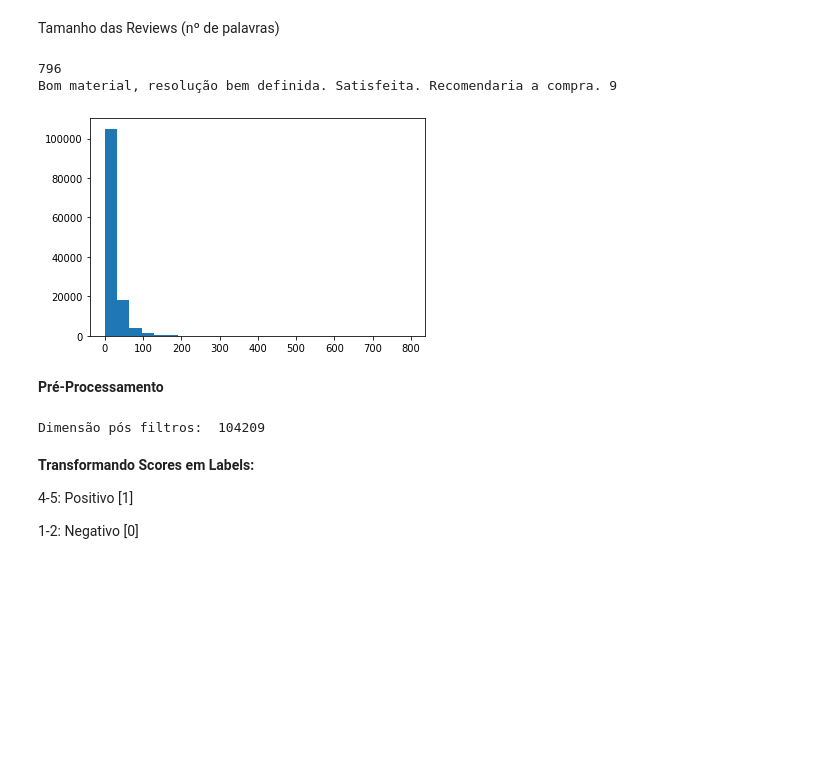
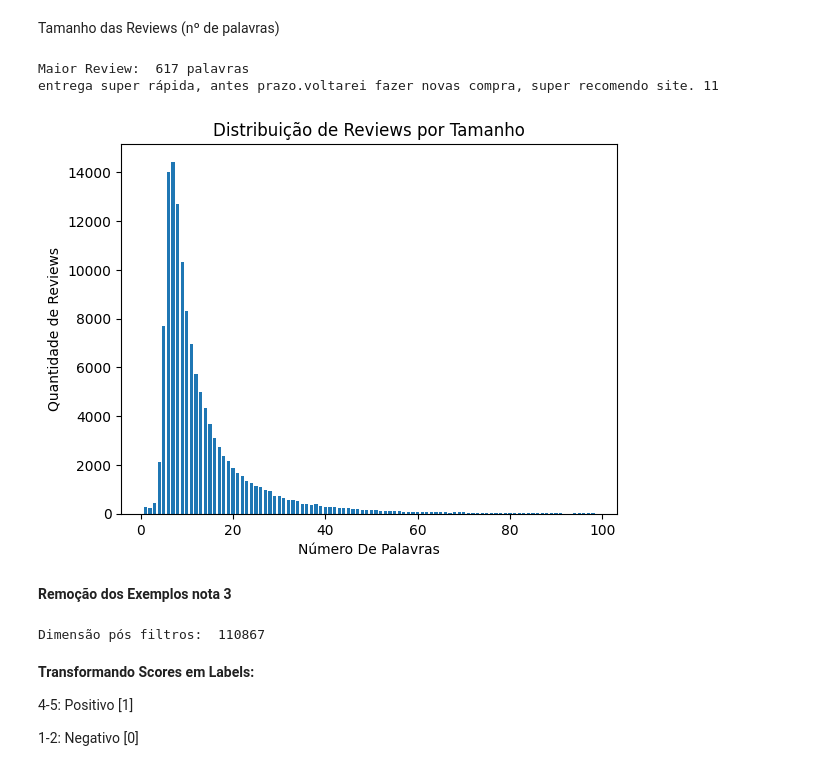
Before and after one commit to DebeckGZN/review_classification, a Jupyter notebook: B2W_review_classification.ipynb, the cells around one changed output. Drawn from its saved outputs; the diff is of its cells as text; code cells hidden in the pictures; blank space fills up the shorter version.

```diff
--- a/B2W_review_classification.ipynb
+++ b/B2W_review_classification.ipynb
@@ -17,0 +7,5 @@ print(headers)
+# %%
+import pandas as pd
+
+df_raw = pd.read_csv("B2W-Reviews01.csv", low_memory=False)
+df_raw.columns
@@ -19,0 +21,8 @@ Selecionando apenas as Colunas de Interesse (Texto da Review e Nota)
+# %%
+df = df_raw[['review_text','overall_rating']]
+## adequando formato
+df['review_text'].astype(str)
+df['overall_rating'].astype(int)
+
+print('Dimensão original: ', len(df))
+df.sample(10)
@@ -19,0 +54,11 @@ Selecionando apenas as Colunas de Interesse (Texto da Review e Nota)
+# %%
+from nltk.corpus import stopwords
+
+sw = stopwords.words('portuguese')
+
+#exemplos incompletos
+df = df.dropna()
+#lowercase
+df['review_text'] = df['review_text'].str.lower()
+#removendo stopwords
+df['review_text'] = df['review_text'].apply(lambda words: ' '.join(word for word in words.split() if word not in sw))
@@ -56,37 +104,47 @@ Tamanho das Reviews (nº de palavras)
 # %%
 review_len = []
 
 for rv in raw_reviews:
     split_rv = rv.split(' ')
     review_size = len(split_rv)
     review_len.append(review_size)
 
 max_len = 0
 for i in review_len:
   if i > max_len:
     max_len = i
 
-print(max_len)
+print("Maior Review: ",max_len, "palavras")
 idx = randrange(raw_data_size)
 print(raw_reviews[idx], review_len[idx])
 
 x = review_len
-plt.hist(x, bins = 25, range=(1,max_len))
+
+bins = np.arange(1,100) - 0.5
+plt.hist(x, bins, range=(1,max_len), rwidth=0.7)
+#plt.xticks(range(25))
+plt.xlabel('Número De Palavras')
+plt.ylabel('Quantidade de Reviews')
+plt.title('Distribuição de Reviews por Tamanho')
+
 plt.show()
 # %% [output]
-796
-Bom material, resolução bem definida. Satisfeita. Recomendaria a compra. 9
+Maior Review:  617 palavras
+entrega super rápida, antes prazo.voltarei fazer novas compra, super recomendo site. 11
-[figure, old version]
+[figure, new version]
-# %% [markdown]
-**Pré-Processamento**
+# %% [markdown]
+**Remoção dos Exemplos nota 3**
 # %%
-## removemos reviews notas 3, por não serem totalmente positivas ou negativas
+# separamos as reviews nota 3 para avalição após a classificação
+df_nota3 = df[df['overall_rating'] == 3].reset_index(drop=True)
+
 df = df.drop(df[df.overall_rating == 3].index)
 df = df.drop(df[df.review_text.str.split().str.len() > 50].index)
 data_size = len(df)
 
+# exemplos para validação
 pred_sample_size = 1000
-predict_sample = df[-pred_sample_size:]
+predict_sample = df[-pred_sample_size:].reset_index(drop=True)
 
 df = df[:data_size - pred_sample_size]
 print('Dimensão pós filtros: ', data_size)
@@ -94,7 +152,7 @@ print('Dimensão pós filtros: ', data_size)
 reviews = list(df['review_text'])
 score = list(df['overall_rating'])
 # %% [output]
-Dimensão pós filtros:  104209
+Dimensão pós filtros:  110867
 # %% [markdown]
 **Transformando Scores em Labels:**
 
```
Also changed, not shown: parts of 30 cells of this notebook.
